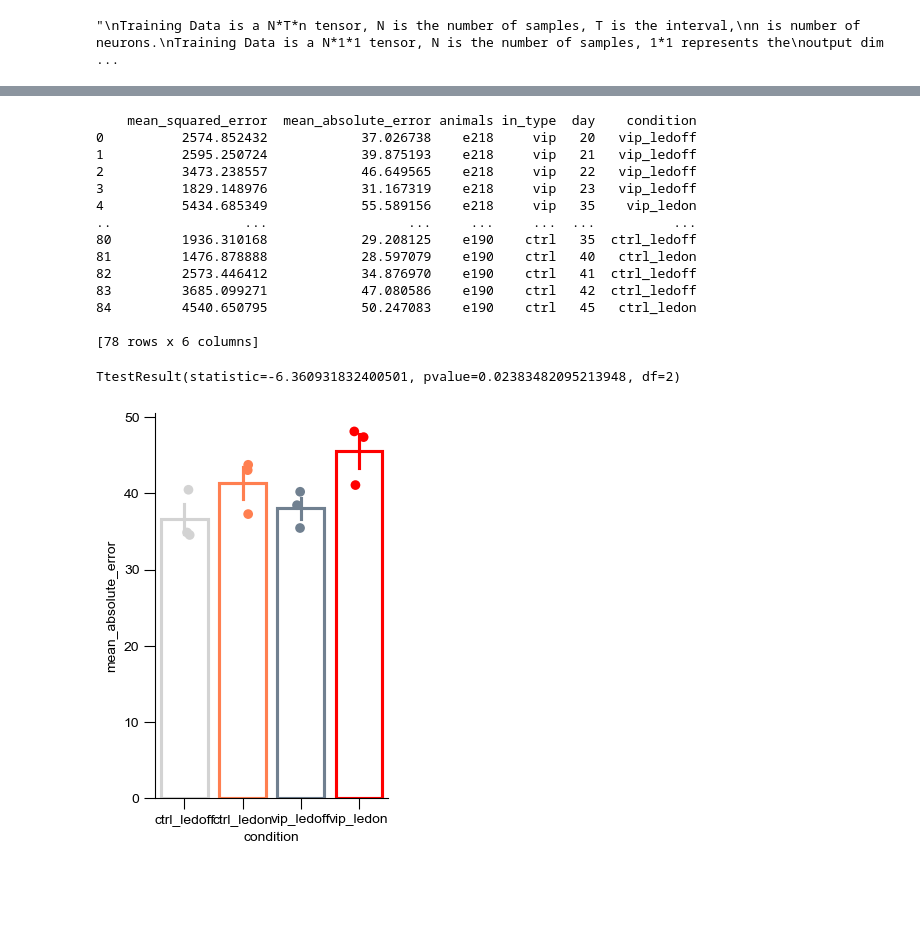
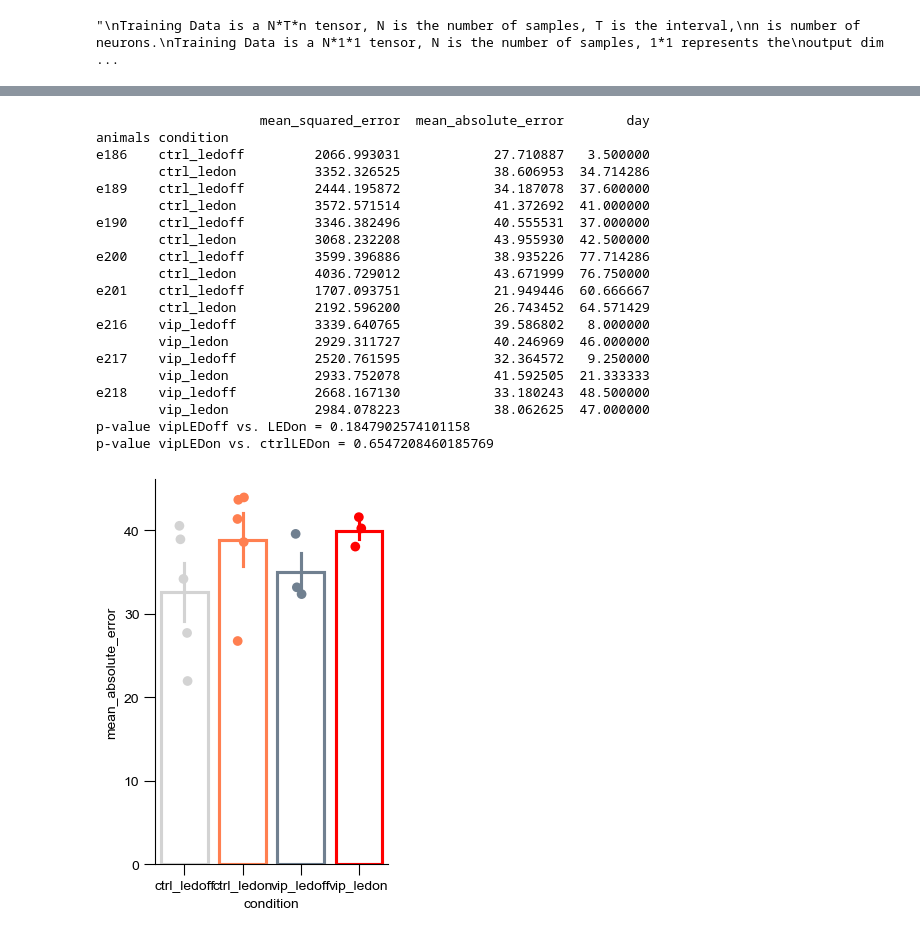
Before and after one commit to han-lab-wustl/han-lab, a Jupyter notebook: projects/opto/modeling/position_decoding_inference_all_cells.ipynb, the cells around one changed output, grey strips where cells are left out. Drawn from its saved outputs; the diff is of its cells as text; code cells hidden in the pictures; blank space fills up the shorter version.

```diff
--- a/projects/opto/modeling/position_decoding_inference_all_cells.ipynb
+++ b/projects/opto/modeling/position_decoding_inference_all_cells.ipynb
@@ -27,8 +27,11 @@ import scipy, pandas as pd, random
 from sklearn.preprocessing import MinMaxScaler
 
 class LSTMModel(nn.Module):
-    def __init__(self, input_dim, hidden_dim = 256, output_dim = 1,
+    def __init__(self, input_dim, hidden_dim = 256,
+        output_dim = 1,
         num_layers = 2):
+        # hidden_dim = height of network
+        # layers = wifth of network
         super(LSTMModel, self).__init__()
         # Initialize the LSTM, Hidden Layer, and Output Layer
         self.hidden_dim = hidden_dim
@@ -191,15 +214,18 @@ def run_inference_optoep_for_vis(conddf, dd, dcts,
 # %%
 # make models for all animals/days
 from sklearn.metrics import mean_absolute_error, mean_squared_error
+savepth = r'Z:\\models_lstm_all_cells_no_rew'
+savedst = r'C:\Users\Han\Box\neuro_phd_stuff\han_2023-\thesis_proposal'
 errors = []
-dds = np.arange(0,len(conddf))
+dds = np.arange(5,len(conddf))#len(conddf))
 dds_run = [] # grab the days that meet criteria
 for dd in dds: #len(conddf)
     # if conddf.in_type.values[dd]=='vip':
-    try:
-        dd,err = run_inference_optoep_for_vis(conddf,dd,dcts)
+    # try:
+        dd,err = run_inference_optoep_for_vis(conddf,dd,dcts, savepth=savepth,
+                        savedst=savedst)
         errors.append(err)
         dds_run.append(dd)
-    except Exception as e:
-        print(e)
+    # except Exception as e:
+    #     print(e)
 # %% [output]
@@ -239,54 +265,62 @@ df['day'] = conddf_.days.values
 condition = []
 for ii,ep in enumerate(conddf_.optoep.values):
     if conddf_.in_type.values[ii]=='vip' and ep<2:
         condition.append('vip_ledoff')
     elif conddf_.in_type.values[ii]=='vip' and ep>=2:
         condition.append('vip_ledon')
     elif conddf_.in_type.values[ii]!='vip' and ep<2:
         condition.append('ctrl_ledoff')
     elif conddf_.in_type.values[ii]!='vip' and ep>=2:
         condition.append('ctrl_ledon')
 df['condition'] = condition
-df = df[(df.animals!='e189') & (df.animals!='e186')]
+# df = df[(df.animals!='e190') & (df.animals!='e200')]
+df = df.groupby(['animals', 'condition']).mean(numeric_only=True)
 df.to_csv(r'C:\Users\Han\Desktop\test.csv')
 print(df)
-df = df.groupby(['animals', 'condition']).quantile(.7,numeric_only=True)
 
 import seaborn as sns
 plt.figure(figsize=(3,5))
-ax = sns.barplot(x = 'condition', y = 'mean_absolute_error', hue = 'condition', data=df,
+ax = sns.barplot(x = 'condition', y = 'mean_absolute_error',
+        hue = 'condition', data=df,
         fill=False, errorbar='se',
         palette={'vip_ledoff': "slategray", 'vip_ledon': "red",
                 'ctrl_ledoff': "lightgray", 'ctrl_ledon': "coral"})
-ax = sns.stripplot(x = 'condition', y = 'mean_absolute_error', hue = 'condition', data=df,
+ax = sns.stripplot(x = 'condition', y = 'mean_absolute_error',
+        hue = 'condition', data=df,
         palette={'vip_ledoff': "slategray", 'vip_ledon': "red",
                 'ctrl_ledoff': "lightgray", 'ctrl_ledon': "coral"},s=7)
 ax.spines['top'].set_visible(False)
 ax.spines['right'].set_visible(False)
 
 # plt.savefig(os.path.join(savedst, 'allcells_mean_abs_error_lstm.svg'), bbox_inches='tight')
 
-scipy.stats.ttest_rel(df.loc[(df.index.get_level_values('condition') == 'vip_ledoff'), 'mean_absolute_error'].values,
+t,pval = scipy.stats.ttest_rel(df.loc[(df.index.get_level_values('condition') == 'vip_ledoff'), 'mean_absolute_error'].values,
     df.loc[(df.index.get_level_values('condition') == 'vip_ledon'), 'mean_absolute_error'].values)
-# scipy.stats.ranksums(df.loc[(df.index.get_level_values('condition') == 'ctrl_ledon'), 'mean_absolute_error'].values,
-#     df.loc[(df.index.get_level_values('condition') == 'vip_ledon'), 'mean_absolute_error'].values)
-
+print(f'p-value vipLEDoff vs. LEDon = {pval}')
+t,pval = scipy.stats.ranksums(df.loc[(df.index.get_level_values('condition') == 'ctrl_ledon'), 'mean_absolute_error'].values,
+    df.loc[(df.index.get_level_values('condition') == 'vip_ledon'), 'mean_absolute_error'].values)
+print(f'p-value vipLEDon vs. ctrlLEDon = {pval}')
 # print(scipy.stats.ttest_ind(df.loc[df.condition == 'ctrl_ledon', 'mean_absolute_error'].values,
 #     df.loc[df.condition == 'vip_ledon', 'mean_absolute_error'].values))
 # %% [output]
-    mean_squared_error  mean_absolute_error animals in_type  day    condition
-0          2574.852432            37.026738    e218     vip   20   vip_ledoff
-1          2595.250724            39.875193    e218     vip   21   vip_ledoff
-2          3473.238557            46.649565    e218     vip   22   vip_ledoff
-3          1829.148976            31.167319    e218     vip   23   vip_ledoff
-4          5434.685349            55.589156    e218     vip   35    vip_ledon
-..                 ...                  ...     ...     ...  ...          ...
-80         1936.310168            29.208125    e190    ctrl   35  ctrl_ledoff
-81         1476.878888            28.597079    e190    ctrl   40   ctrl_ledon
-82         2573.446412            34.876970    e190    ctrl   41  ctrl_ledoff
-83         3685.099271            47.080586    e190    ctrl   42  ctrl_ledoff
-84         4540.650795            50.247083    e190    ctrl   45   ctrl_ledon
-
-[78 rows x 6 columns]
+                     mean_squared_error  mean_absolute_error        day
+animals condition
+e186    ctrl_ledoff         2066.993031            27.710887   3.500000
+        ctrl_ledon          3352.326525            38.606953  34.714286
+e189    ctrl_ledoff         2444.195872            34.187078  37.600000
+        ctrl_ledon          3572.571514            41.372692  41.000000
+e190    ctrl_ledoff         3346.382496            40.555531  37.000000
+        ctrl_ledon          3068.232208            43.955930  42.500000
+e200    ctrl_ledoff         3599.396886            38.935226  77.714286
+        ctrl_ledon          4036.729012            43.671999  76.750000
+e201    ctrl_ledoff         1707.093751            21.949446  60.666667
+        ctrl_ledon          2192.596200            26.743452  64.571429
+e216    vip_ledoff          3339.640765            39.586802   8.000000
+        vip_ledon           2929.311727            40.246969  46.000000
+e217    vip_ledoff          2520.761595            32.364572   9.250000
+        vip_ledon           2933.752078            41.592505  21.333333
+e218    vip_ledoff          2668.167130            33.180243  48.500000
+        vip_ledon           2984.078223            38.062625  47.000000
+p-value vipLEDoff vs. LEDon = 0.1847902574101158
+p-value vipLEDon vs. ctrlLEDon = 0.6547208460185769
-TtestResult(statistic=-6.360931832400501, pvalue=0.02383482095213948, df=2)
-[figure, old version]
+[figure, new version]
```
Also changed, not shown: parts of 2 cells of this notebook, 10 other files.
